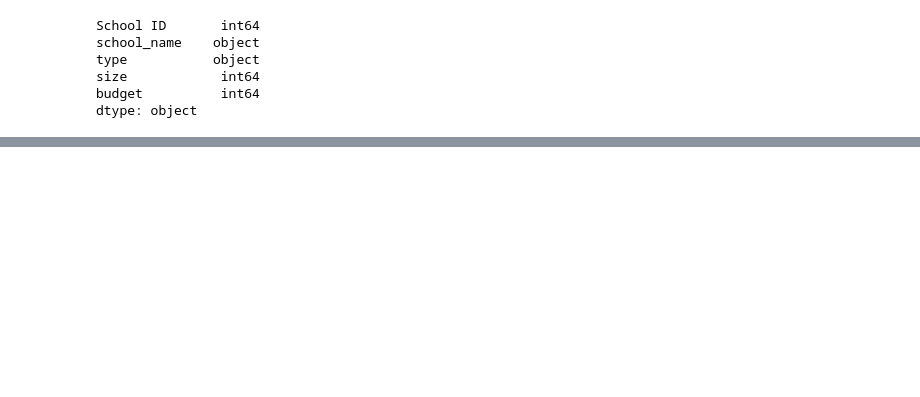
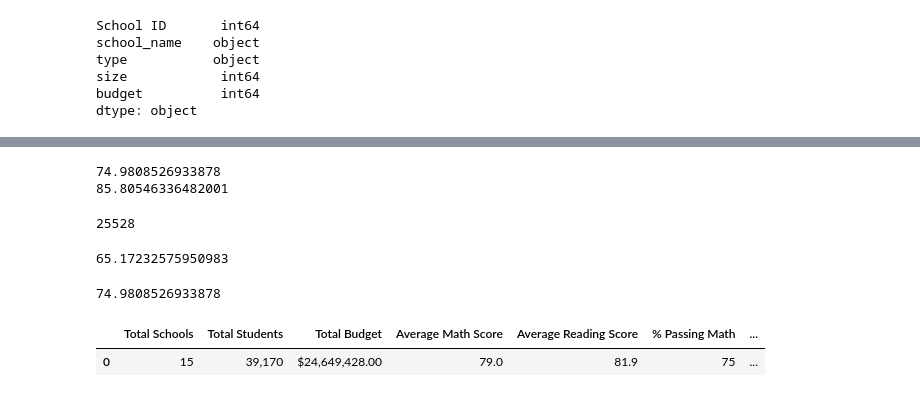
Before and after one commit to trsampson2/School_District_Analysis, a Jupyter notebook: PyCitySchools.ipynb, the cells around one changed output, grey strips where cells are left out. Drawn from its saved outputs; the diff is of its cells as text; code cells hidden in the pictures; blank space fills up the shorter version.

Commit message:
district summary complete

```diff
--- a/PyCitySchools.ipynb
+++ b/PyCitySchools.ipynb
@@ -169,0 +292,75 @@ student_data_df
+# %%
+# Calculate the percent that passed math.
+passing_math_percentage = passing_math_count / float(student_count_2)  * 100
+
+# Calculate the percent that passed reading.
+passing_reading_percentage = passing_reading_count / float(student_count_2) * 100
+
+print(passing_math_percentage)
+print(passing_reading_percentage)
+# %% [output]
+74.9808526933878
+85.80546336482001
+# %%
+# Calculate the studetns who passed both math and reading.
+passing_math_reading = school_data_complete_df[(school_data_complete_df["math_score"] >= 70) & (school_data_complete_df["reading_score"] >= 70)]
+
+overall_passing_math_reading_count = passing_math_reading["student_name"].count()
+overall_passing_math_reading_count
+# %% [output]
+25528
+# %%
+#Calculate the overall passing percentage.
+overall_passing_percentage = overall_passing_math_reading_count / student_count_2 * 100
+overall_passing_percentage
+# %% [output]
+65.17232575950983
+# %%
+# Adding a list of values with keys to create a new DataFrame.
+district_summary_df = pd.DataFrame(
+            [{"Total Schools": school_count,
+             "Total Students": student_count_2,
+             "Total Budget": total_budget,
+             "Average Math Score": average_math_score,
+             "Average Reading Score": average_reading_score,
+             "% Passing Math": passing_math_percentage,
+             "% Passing Reading": passing_reading_percentage,
+             "% Overall Passing": overall_passing_percentage}])
+#district_summary_df
+# %%
+district_summary_df["Total Students"] = district_summary_df["Total Students"].map("{:,}".format)
+
+#district_summary_df["Total Students"]
+# %%
+# Format the "Total Budget" to have the comma for a thousands separator, a demcimal sepeartor, anda "$".
+
+district_summary_df["Total Budget"] = district_summary_df["Total Budget"]. map("${:,.2f}".format)
+
+#district_summary_df["Total Budget"]
+# %%
+# Format the columns.
+district_summary_df["Average Math Score"] = district_summary_df["Average Math Score"].map("{:.1f}".format)
+
+district_summary_df["Average Reading Score"] = district_summary_df["Average Reading Score"].map("{:.1f}".format)
+
+district_summary_df["% Passing Math"] = district_summary_df["% Passing Math"].map("{:.0f}".format)
+
+district_summary_df["% Passing Reading"] = district_summary_df["% Passing Reading"].map("{:.0f}".format)
+
+district_summary_df["% Overall Passing"] = district_summary_df["% Overall Passing"].map("{:.0f}".format)
+# %%
+# Define a function that calculates the percentage of students that passed both # math and reading and prints the passing percentage to the output when the
+#function is called.
+
+def passing_math_percent(pass_math_count, student_count_2):
+    return pass_math_count / float(student_count_2) * 100
+
+#Call the function.
+passing_math_percent(passing_math_count, student_count_2)
+# %% [output]
+74.9808526933878
+# %%
+district_summary_df
+# %% [output]
+|  | Total Schools | Total Students | Total Budget | Average Math Score | Average Reading Score | % Passing Math | ... |
+| 0 | 15 | 39,170 | $24,649,428.00 | 79.0 | 81.9 | 75 | ... |
```
Also changed, not shown: parts of 23 cells of this notebook.
